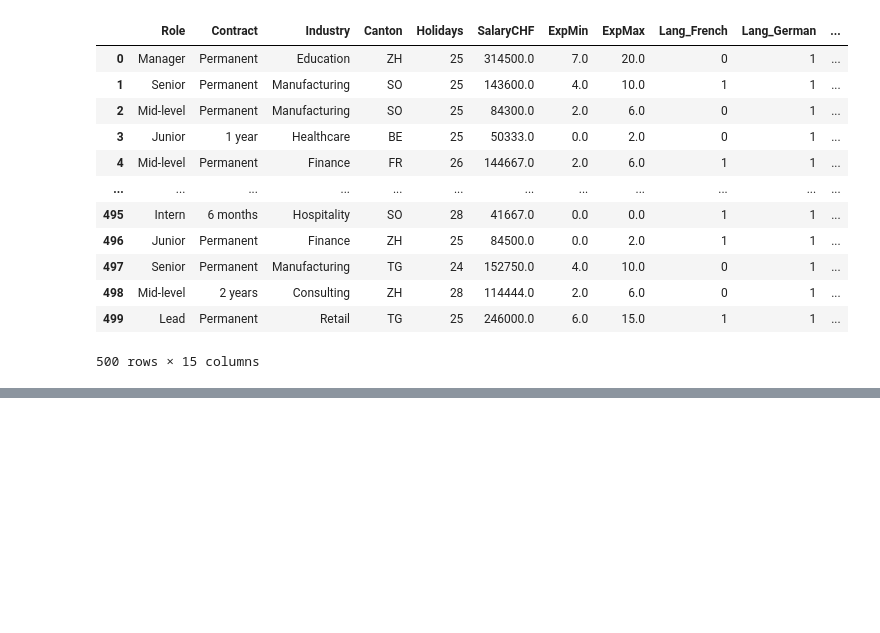
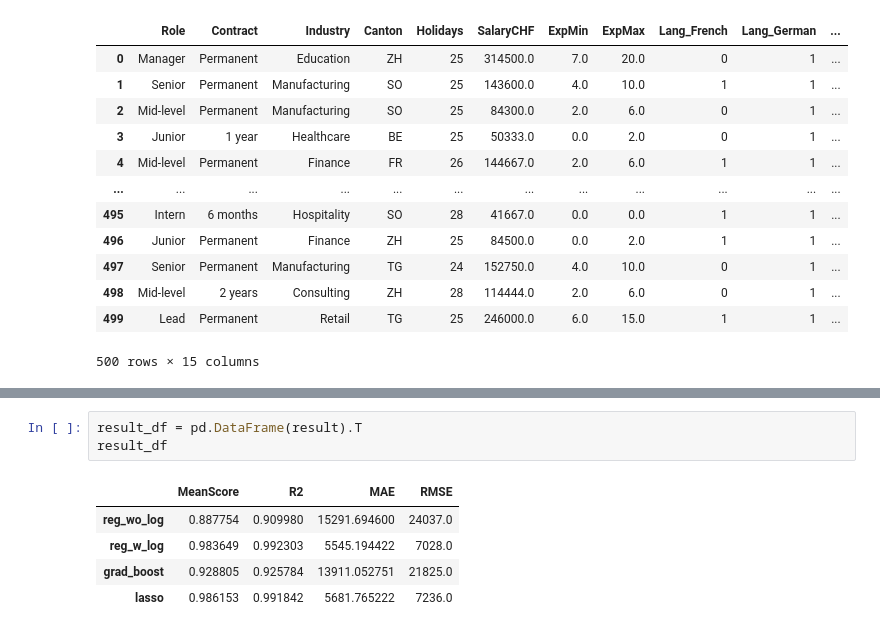
Before and after one commit to Dyumes/SS2-MobileApp, a Jupyter notebook: model_prediction/model.ipynb, the cells around one changed output, grey strips where cells are left out. Saved outputs shown, nothing was run; the diff lists cells and outputs as text; blank space fills up the shorter version.

```diff
--- a/model_prediction/model.ipynb
+++ b/model_prediction/model.ipynb
@@ -347,0 +441,9 @@ plt.show()
+# %%
+result_df = pd.DataFrame(result).T
+result_df
+# %% [output]
+|  | MeanScore | R2 | MAE | RMSE |
+| reg_wo_log | 0.887754 | 0.909980 | 15291.694600 | 24037.0 |
+| reg_w_log | 0.983649 | 0.992303 | 5545.194422 | 7028.0 |
+| grad_boost | 0.928805 | 0.925784 | 13911.052751 | 21825.0 |
+| lasso | 0.986153 | 0.991842 | 5681.765222 | 7236.0 |
```
Also changed, not shown: parts of 3 cells of this notebook.
